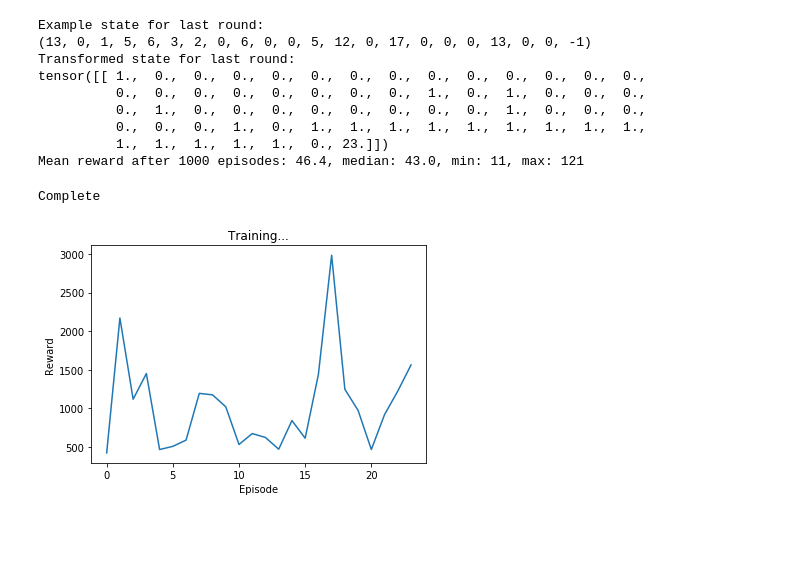
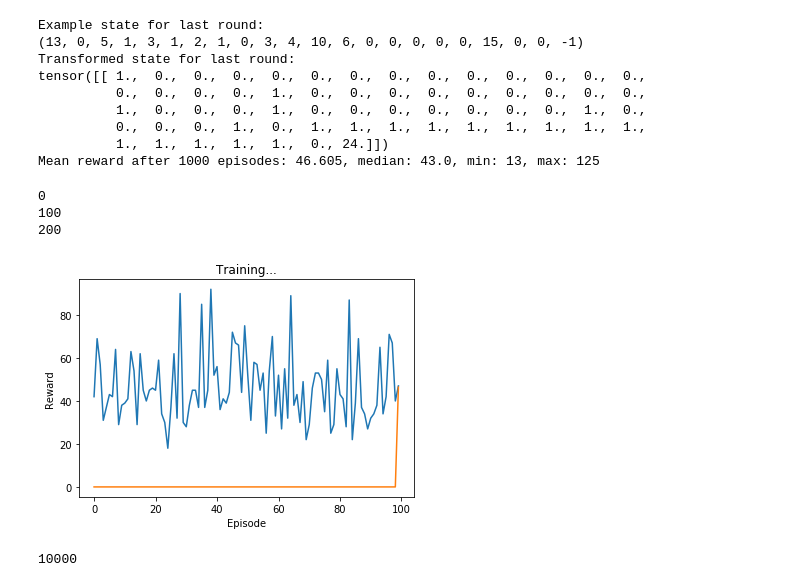
Before and after one commit to villebro/mimir, a Jupyter notebook: mimir.ipynb, the cells around one changed output. Drawn from its saved outputs; the diff is of its cells as text; code cells hidden in the pictures; blank space fills up the shorter version.

```diff
--- a/mimir.ipynb
+++ b/mimir.ipynb
@@ -75,16 +71,15 @@ def transform_state(state: Tuple[int]) -> torch.tensor:
 env = YahtzeeSingleEnv()
 
 episode_count = 1000
-max_round_count = 1000
 
 rewards: List[int] = []
 for episode in range(episode_count):
     env.reset()
 
     episode_reward = 0
-    for round in range(max_round_count):
-        #action = random.randrange(44)
-        action = env.sample_action()
+    for round in count():
+        action = random.randrange(44)
+        #action = env.sample_action()
         state, reward, done, info = env.step(action)
         episode_reward += reward
         if done:
@@ -103,14 +98,14 @@ print(f'Mean reward after {episode_count} episodes: {mean(rewards)}, ' \
       f'median: {median(rewards)}, min: {min(rewards)}, max: {max(rewards)}')
 # %% [output]
 Example state for last round:
-(13, 0, 1, 5, 6, 3, 2, 0, 6, 0, 0, 5, 12, 0, 17, 0, 0, 0, 13, 0, 0, -1)
+(13, 0, 5, 1, 3, 1, 2, 1, 0, 3, 4, 10, 6, 0, 0, 0, 0, 0, 15, 0, 0, -1)
 Transformed state for last round:
 tensor([[ 1.,  0.,  0.,  0.,  0.,  0.,  0.,  0.,  0.,  0.,  0.,  0.,  0.,  0.,
-          0.,  0.,  0.,  0.,  0.,  0.,  0.,  0.,  1.,  0.,  1.,  0.,  0.,  0.,
-          0.,  1.,  0.,  0.,  0.,  0.,  0.,  0.,  0.,  0.,  1.,  0.,  0.,  0.,
+          0.,  0.,  0.,  0.,  1.,  0.,  0.,  0.,  0.,  0.,  0.,  0.,  0.,  0.,
+          1.,  0.,  0.,  0.,  1.,  0.,  0.,  0.,  0.,  0.,  0.,  0.,  1.,  0.,
           0.,  0.,  0.,  1.,  0.,  1.,  1.,  1.,  1.,  1.,  1.,  1.,  1.,  1.,
-          1.,  1.,  1.,  1.,  1.,  0., 23.]])
-Mean reward after 1000 episodes: 46.4, median: 43.0, min: 11, max: 121
+          1.,  1.,  1.,  1.,  1.,  0., 24.]])
+Mean reward after 1000 episodes: 46.605, median: 43.0, min: 13, max: 125
 # %%
 """Base classes for Reinforcement Learning model"""
 class Transition(NamedTuple):
@@ -156,7 +151,7 @@ class DQN(nn.Module):
         x = self.l4(x)
         return x
 # %%
-BATCH_SIZE = 128
+BATCH_SIZE = 10000
 GAMMA = 0.999
 EPS_START = 0.9
 EPS_END = 0.05
@@ -169,7 +164,7 @@ target_net.load_state_dict(policy_net.state_dict())
 target_net.eval()
 
 optimizer = optim.RMSprop(policy_net.parameters())
-memory = ReplayMemory(10000)
+memory = ReplayMemory(100000)
 
 
 steps_done = 0
@@ -191,6 +186,8 @@ def select_action(state):
 
 episode_rewards = []
 episode_durations = []
+episode_valid_actions = []
+episode_invalid_actions = []
 # %%
 def optimize_model():
     if len(memory) < BATCH_SIZE:
@@ -236,23 +233,31 @@ def optimize_model():
         param.grad.data.clamp_(-1, 1)
     optimizer.step()
 # %%
-num_episodes = 100
-round = 0
+num_episodes = 900
 for i_episode in range(num_episodes):
+    if i_episode % 100 == 0:
+        print(i_episode)
     # Initialize the environment and state
     env.reset()
     state = transform_state(env.get_observation_space())
     cum_reward = 0
+    cum_valid = 0
+    cum_invalid = 0
     for t in count():
-        round += 1
+#        if t % 10 == 0:
+#            print(i_episode, t, env.pyhtzee.round, env.pyhtzee.sub_round, cum_reward, cum_valid, cum_invalid)
         # Select and perform an action
         action = select_action(state)
         next_state, reward, done, debug_info = env.step(action.item())
-        print
 
         next_state = transform_state(next_state)
-        cum_reward += reward + 1 if debug_info['valid_move'] else 0
-        reward = torch.tensor([-reward], dtype=torch.float, device=device)
+        cum_reward += reward
+
+        # always get 1 point for valid move
+        reward += 1 if debug_info['valid_move'] else -1
+        cum_valid += 1 if debug_info['valid_move'] else 0
+        cum_invalid += 0 if debug_info['valid_move'] else 1
+        reward = torch.tensor([reward], dtype=torch.float, device=device)
 
         # Store the transition in memory
         memory.push(state, action, next_state, reward)
@@ -265,7 +270,8 @@ for i_episode in range(num_episodes):
         if done:
             episode_rewards.append(cum_reward)
             episode_durations.append(t + 1)
-            #plot_durations()
+            episode_valid_actions.append(cum_valid)
+            episode_invalid_actions.append(cum_invalid)
             break
     # Update the target network, copying all weights and biases in DQN
     if i_episode % TARGET_UPDATE == 0:
@@ -273,21 +279,27 @@ for i_episode in range(num_episodes):
 
 print('Complete')
 # %% [output]
-Complete
+0
+100
+200
 # %%
 def plot_rewards():
     plt.figure(2)
     plt.clf()
-    rewards_t = torch.tensor(episode_durations, dtype=torch.float)
+    rewards_t = torch.tensor(episode_rewards, dtype=torch.float)
     plt.title('Training...')
     plt.xlabel('Episode')
     plt.ylabel('Reward')
     plt.plot(rewards_t.numpy())
     # Take 100 episode averages and plot them too
     if len(rewards_t) >= 100:
         means = rewards_t.unfold(0, 100, 1).mean(1).view(-1)
         means = torch.cat((torch.zeros(99), means))
         plt.plot(means.numpy())
 plot_rewards()
 # %% [output]
-[figure, old version]
+[figure, new version]
+# %%
+len(memory)
+# %% [output]
+10000
```
Also changed, not shown: parts of 1 cell of this notebook.
